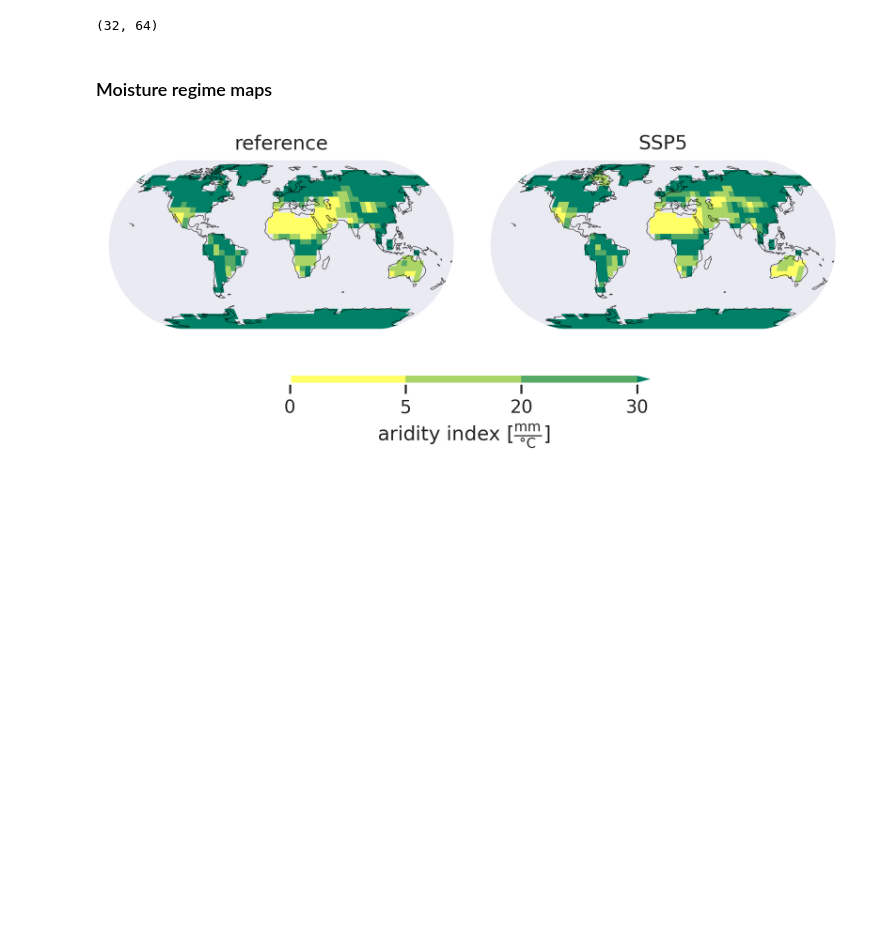
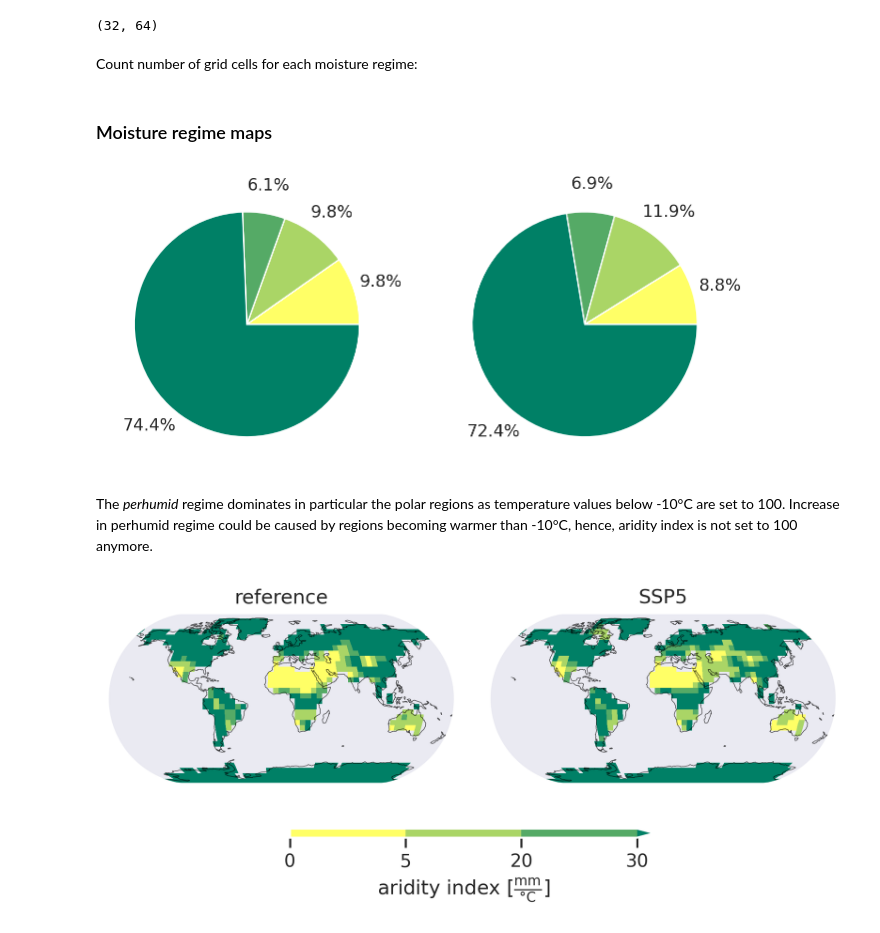
Before and after one commit to vegan-schnitzel/moisture-regimes, a Jupyter notebook: code/pre-analysis.ipynb, the cells around one changed output. Drawn from its saved outputs; the diff is of its cells as text; code cells hidden in the pictures; blank space fills up the shorter version.

Commit message:
visualized change in moisture regimes

```diff
--- a/code/pre-analysis.ipynb
+++ b/code/pre-analysis.ipynb
@@ -639,3 +661,38 @@ for sce in ["reference", "SSP5"]:
+# %% [markdown]
+Count number of grid cells for each moisture regime:
+# %%
+def regime_count(ai):
+    """
+    Count number of grid cells per regime.
+    ai: 2-d array with aridity index values
+    """
+    # counts
+    dry = 0
+    mod = 0
+    hum = 0
+    perhum = 0
+
+    for val in ai.flatten():
+
+        if val <= 5:
+            dry += 1
+        elif val > 5 and val < 20:
+            mod += 1
+        elif val >= 20 and val <= 30:
+            hum += 1
+        elif val > 30:
+            perhum += 1
+        elif np.isnan(val):
+            # do not raise error if value is missing
+            continue
+        else:
+            raise ValueError(f"{val} couldn't be assigned to any regime.")
+
+    return [dry, mod, hum, perhum]
+# %%
+regimes = ["dry", "moderate", "humid", "perhumid"]
+cref = regime_count(ai_nans["reference"])
+cssp = regime_count(ai_nans["SSP5"])
 # %% [markdown]
 ### Moisture regime maps
 # %%
@@ -646,5 +703,18 @@ levels = [0, 5, 20, 30]
 
 norm = mpl.colors.BoundaryNorm(levels, ncolors=cmap.N, extend="max")
+# %%
+fig, axs = plt.subplots(1, 2)
+
+# speaking about colors:
+# the colormap (and thus norm) has 256 values (= cmap.N), norm(val) returns ncolor of val,
+# then cmap() returns rgb-values for arguments between 0 and 1
+
+axs[0].pie(cref, autopct='%1.1f%%', pctdistance=1.25, labeldistance=.6, colors=[cmap(norm(l)/cmap.N) for l in levels]); # labels=regimes
+axs[1].pie(cssp, autopct='%1.1f%%', pctdistance=1.25, labeldistance=.6, colors=[cmap(norm(l)/cmap.N) for l in levels]);
+# %% [output]
+[figure, added]
+# %% [markdown]
+The *perhumid* regime dominates in particular the polar regions as temperature values below -10°C are set to 100. Increase in perhumid regime could be caused by regions becoming warmer than -10°C, hence, aridity index is not set to 100 anymore.
 # %%
 proj = ccrs.EckertIII()
 
```
Also changed, not shown: parts of 15 cells of this notebook.
